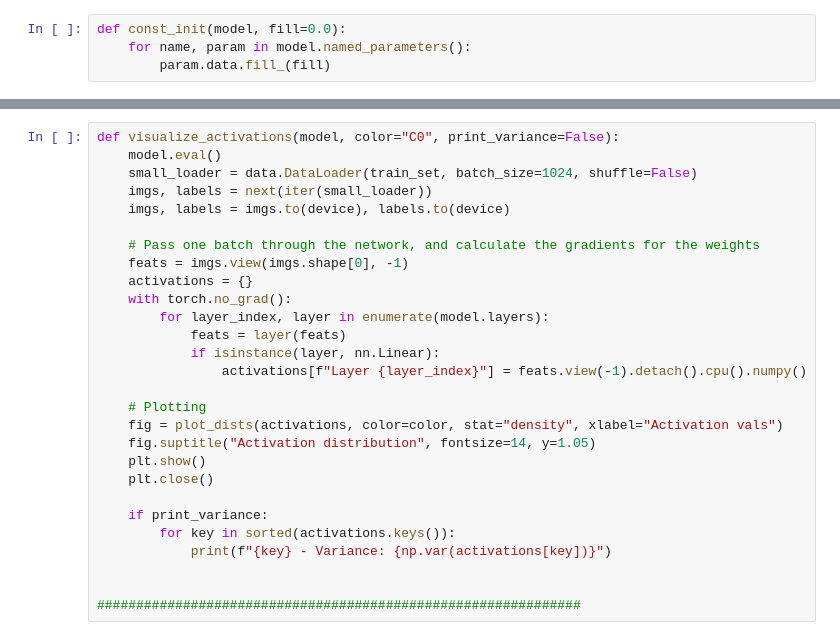
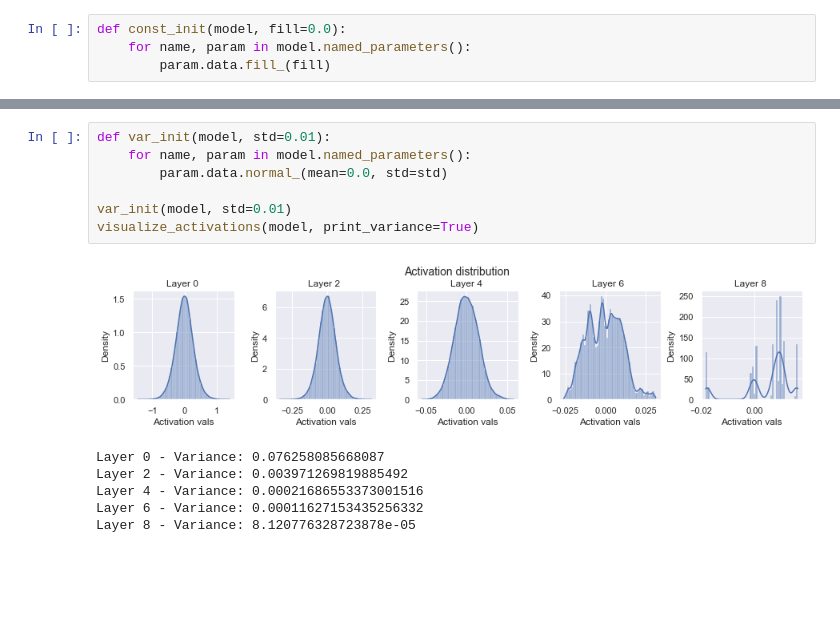
Before and after one commit to Spruce-tone/pytorch-tutorial, a Jupyter notebook: 003 [lightning] initialization and optimization.ipynb, the cells around one changed output, grey strips where cells are left out. Drawn from its saved outputs; the diff is of its cells as text; blank space fills up the shorter version.

```diff
--- a/003 [lightning] initialization and optimization.ipynb
+++ b/003 [lightning] initialization and optimization.ipynb
@@ -364,28 +299,14 @@ fig = plot_dists(activations, color='C0', stat="density", xlabel="Activation val
-# %%
-def visualize_activations(model, color="C0", print_variance=False):
-    model.eval()
-    small_loader = data.DataLoader(train_set, batch_size=1024, shuffle=False)
-    imgs, labels = next(iter(small_loader))
-    imgs, labels = imgs.to(device), labels.to(device)
-
-    # Pass one batch through the network, and calculate the gradients for the weights
-    feats = imgs.view(imgs.shape[0], -1)
-    activations = {}
-    with torch.no_grad():
-        for layer_index, layer in enumerate(model.layers):
-            feats = layer(feats)
-            if isinstance(layer, nn.Linear):
-                activations[f"Layer {layer_index}"] = feats.view(-1).detach().cpu().numpy()
-
-    # Plotting
-    fig = plot_dists(activations, color=color, stat="density", xlabel="Activation vals")
-    fig.suptitle("Activation distribution", fontsize=14, y=1.05)
-    plt.show()
-    plt.close()
-
-    if print_variance:
-        for key in sorted(activations.keys()):
-            print(f"{key} - Variance: {np.var(activations[key])}")
-
-
-##############################################################
+# %%
+def var_init(model, std=0.01):
+    for name, param in model.named_parameters():
+        param.data.normal_(mean=0.0, std=std)
+
+var_init(model, std=0.01)
+visualize_activations(model, print_variance=True)
+# %% [output]
+[figure, added]
+Layer 0 - Variance: 0.076258085668087
+Layer 2 - Variance: 0.003971269819885492
+Layer 4 - Variance: 0.00021686553373001516
+Layer 6 - Variance: 0.00011627153435256332
+Layer 8 - Variance: 8.120776328723878e-05
```
Also changed, not shown: parts of 30 cells of this notebook, 8 other files.
